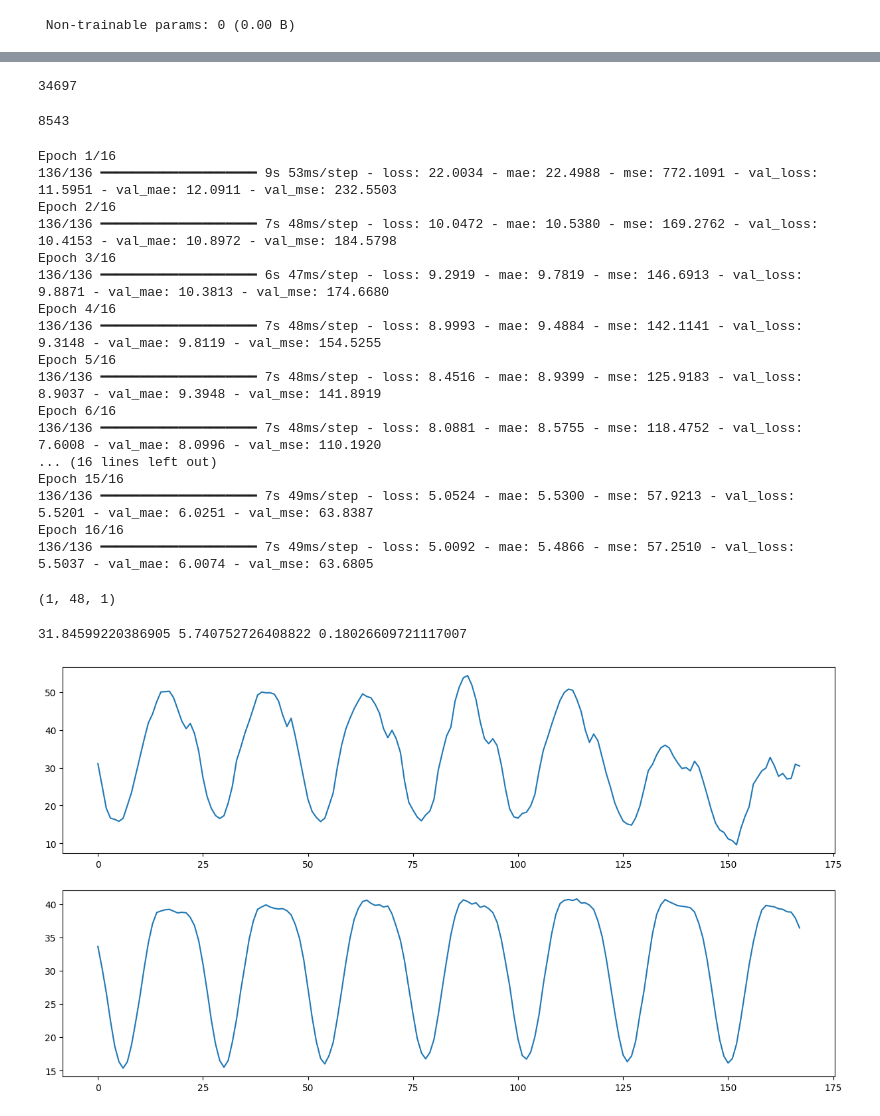
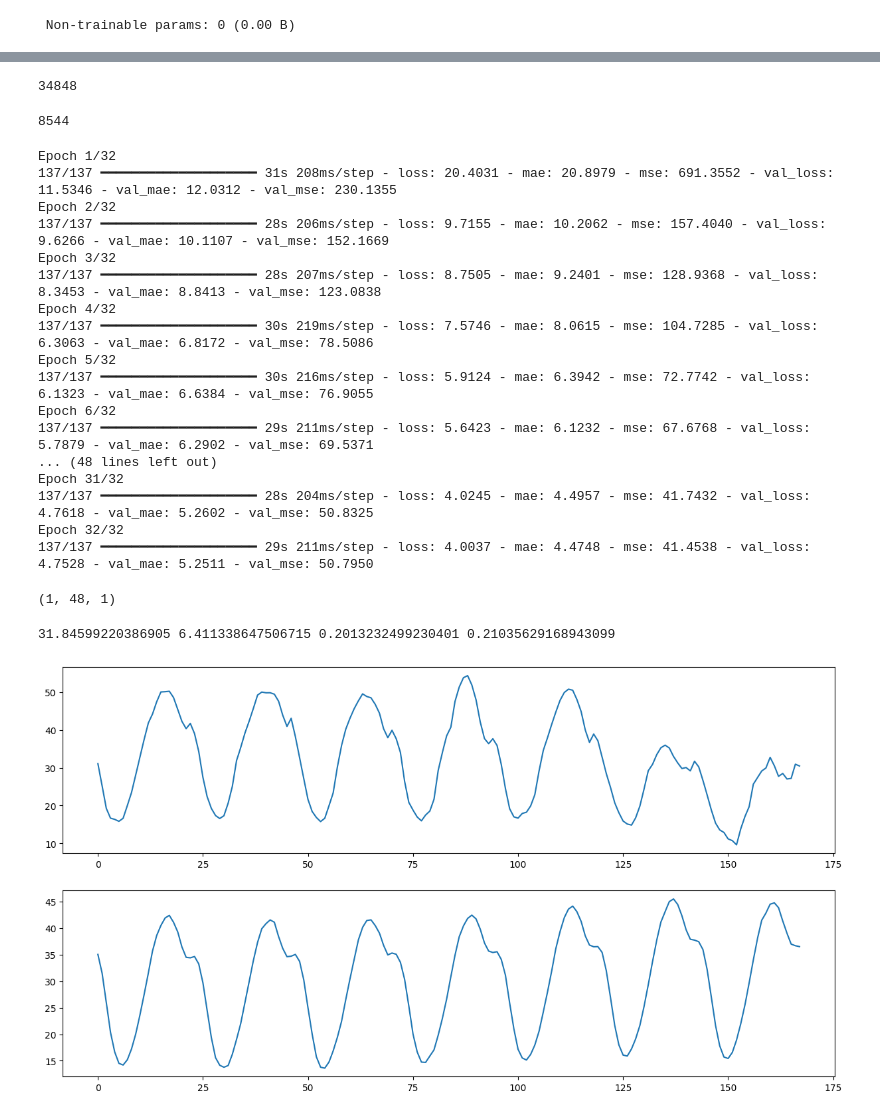
Before and after one commit to pabloschwarzenberg/CINF104, a Jupyter notebook: timeseries_coordinador/modelo_hora.ipynb, the cells around one changed output, grey strips where cells are left out. Drawn from its saved outputs; the diff is of its cells as text; code cells hidden in the pictures.

Commit message:
modelo hora

```diff
--- a/timeseries_coordinador/modelo_hora.ipynb
+++ b/timeseries_coordinador/modelo_hora.ipynb
@@ -133,3 +133,19 @@ for missing in missing_train:
 len(ds_train)
 # %% [output]
 35064
+# %%
+ds_train.sort_index(inplace=True)
+ds_test.sort_index(inplace=True)
+# %%
+ym=ds_train["consumption"].to_numpy()
+xm=ds_train.index.to_numpy()
+ytm=ds_test["consumption"].to_numpy()
+xtm=ds_test.index.to_numpy()
+fig, axes = plt.subplots(2,1)
+fig.set_size_inches(15, 8)
+axes[0].plot(xm,ym);
+axes[1].plot(xtm,ytm);
+fig, axes = plt.subplots(1,2)
+fig.set_size_inches(15, 5)
+plot_acf(ym,lags=7,ax=axes[0]);
+plot_pacf(ym,lags=7,method="ywm",ax=axes[1]);
@@ -368,7 +384,7 @@ print(len(yw))
 yw=np.asarray(yw)
 yt=np.asarray(yt)
 # %% [output]
-34697
+34848
 # %%
 yw_test=[]
 yt_test=[]
@@ -389,7 +405,7 @@ print(len(yw_test))
 yw_test=np.asarray(yw_test)
 yt_test=np.asarray(yt_test)
 # %% [output]
-8543
+8544
 # %%
 seed=12122008
 rd.seed(seed)
@@ -397,8 +413,8 @@ np.random.seed(seed)
 tf.random.set_seed(seed)
 model = Sequential()
 model.add(Input(name="serie",shape=(48,1)))
-model.add(SimpleRNN(256))
-model.add(Dense(128))
+model.add(LSTM(256))
+model.add(Dense(256))
 model.add(Dense(168, activation='linear'))
 tag="mrnn"+datetime.now().strftime("%Y%m%d-%H%M%S")
 log_dir = "logs/fit/" + tag
@@ -407,42 +423,44 @@ optimizer=Adam(learning_rate=1e-4)
 
 model.compile(optimizer="Adam", loss='huber', metrics=['mse','mae'])
 rnn = model.fit(yw, yt, validation_data=(yw_test,yt_test),
-                batch_size=256, epochs=16,shuffle=True,verbose=1,callbacks=[tensorboard_callback])
+                batch_size=256, epochs=32,shuffle=True,verbose=1,callbacks=[tensorboard_callback])
 model.save(log_dir+'/model_{0}.keras'.format(tag))
 # %% [output]
-Epoch 1/16
-136/136 ━━━━━━━━━━━━━━━━━━━━ 9s 53ms/step - loss: 22.0034 - mae: 22.4988 - mse: 772.1091 - val_loss: 11.5951 - val_mae: 12.0911 - val_mse: 232.5503
-Epoch 2/16
-136/136 ━━━━━━━━━━━━━━━━━━━━ 7s 48ms/step - loss: 10.0472 - mae: 10.5380 - mse: 169.2762 - val_loss: 10.4153 - val_mae: 10.8972 - val_mse: 184.5798
-Epoch 3/16
-136/136 ━━━━━━━━━━━━━━━━━━━━ 6s 47ms/step - loss: 9.2919 - mae: 9.7819 - mse: 146.6913 - val_loss: 9.8871 - val_mae: 10.3813 - val_mse: 174.6680
-Epoch 4/16
-136/136 ━━━━━━━━━━━━━━━━━━━━ 7s 48ms/step - loss: 8.9993 - mae: 9.4884 - mse: 142.1141 - val_loss: 9.3148 - val_mae: 9.8119 - val_mse: 154.5255
-Epoch 5/16
-136/136 ━━━━━━━━━━━━━━━━━━━━ 7s 48ms/step - loss: 8.4516 - mae: 8.9399 - mse: 125.9183 - val_loss: 8.9037 - val_mae: 9.3948 - val_mse: 141.8919
-Epoch 6/16
-136/136 ━━━━━━━━━━━━━━━━━━━━ 7s 48ms/step - loss: 8.0881 - mae: 8.5755 - mse: 118.4752 - val_loss: 7.6008 - val_mae: 8.0996 - val_mse: 110.1920
-... (16 lines left out)
-Epoch 15/16
-136/136 ━━━━━━━━━━━━━━━━━━━━ 7s 49ms/step - loss: 5.0524 - mae: 5.5300 - mse: 57.9213 - val_loss: 5.5201 - val_mae: 6.0251 - val_mse: 63.8387
-Epoch 16/16
-136/136 ━━━━━━━━━━━━━━━━━━━━ 7s 49ms/step - loss: 5.0092 - mae: 5.4866 - mse: 57.2510 - val_loss: 5.5037 - val_mae: 6.0074 - val_mse: 63.6805
+Epoch 1/32
+137/137 ━━━━━━━━━━━━━━━━━━━━ 31s 208ms/step - loss: 20.4031 - mae: 20.8979 - mse: 691.3552 - val_loss: 11.5346 - val_mae: 12.0312 - val_mse: 230.1355
+Epoch 2/32
+137/137 ━━━━━━━━━━━━━━━━━━━━ 28s 206ms/step - loss: 9.7155 - mae: 10.2062 - mse: 157.4040 - val_loss: 9.6266 - val_mae: 10.1107 - val_mse: 152.1669
+Epoch 3/32
+137/137 ━━━━━━━━━━━━━━━━━━━━ 28s 207ms/step - loss: 8.7505 - mae: 9.2401 - mse: 128.9368 - val_loss: 8.3453 - val_mae: 8.8413 - val_mse: 123.0838
+Epoch 4/32
+137/137 ━━━━━━━━━━━━━━━━━━━━ 30s 219ms/step - loss: 7.5746 - mae: 8.0615 - mse: 104.7285 - val_loss: 6.3063 - val_mae: 6.8172 - val_mse: 78.5086
+Epoch 5/32
+137/137 ━━━━━━━━━━━━━━━━━━━━ 30s 216ms/step - loss: 5.9124 - mae: 6.3942 - mse: 72.7742 - val_loss: 6.1323 - val_mae: 6.6384 - val_mse: 76.9055
+Epoch 6/32
+137/137 ━━━━━━━━━━━━━━━━━━━━ 29s 211ms/step - loss: 5.6423 - mae: 6.1232 - mse: 67.6768 - val_loss: 5.7879 - val_mae: 6.2902 - val_mse: 69.5371
+... (48 lines left out)
+Epoch 31/32
+137/137 ━━━━━━━━━━━━━━━━━━━━ 28s 204ms/step - loss: 4.0245 - mae: 4.4957 - mse: 41.7432 - val_loss: 4.7618 - val_mae: 5.2602 - val_mse: 50.8325
+Epoch 32/32
+137/137 ━━━━━━━━━━━━━━━━━━━━ 29s 211ms/step - loss: 4.0037 - mae: 4.4748 - mse: 41.4538 - val_loss: 4.7528 - val_mae: 5.2511 - val_mse: 50.7950
 # %%
 ultimo=yw_test[-1].reshape(1,48,1)
 ultimo.shape
 # %% [output]
 (1, 48, 1)
 # %%
+from sklearn.metrics import mean_absolute_percentage_error
 forecast=model.predict(ultimo,verbose=0)
 fig, axes = plt.subplots(2,1)
 fig.set_size_inches(15, 8)
 real=yt_test[0].tolist()
 pred=forecast[0].tolist()
 axes[0].plot(real);
 axes[1].plot(pred);
 media=np.mean(real)
 error=mean_absolute_error(real,pred)
-print(media,error,error/media)
+error2=mean_absolute_percentage_error(real,pred)
+print(media,error,error/media,error2)
 # %% [output]
-31.84599220386905 5.740752726408822 0.18026609721117007
+31.84599220386905 6.411338647506715 0.2013232499230401 0.21035629168943099
-[figure, old version]
+[figure, new version]
```
Also changed, not shown: parts of 12 cells of this notebook, 9 other files.
